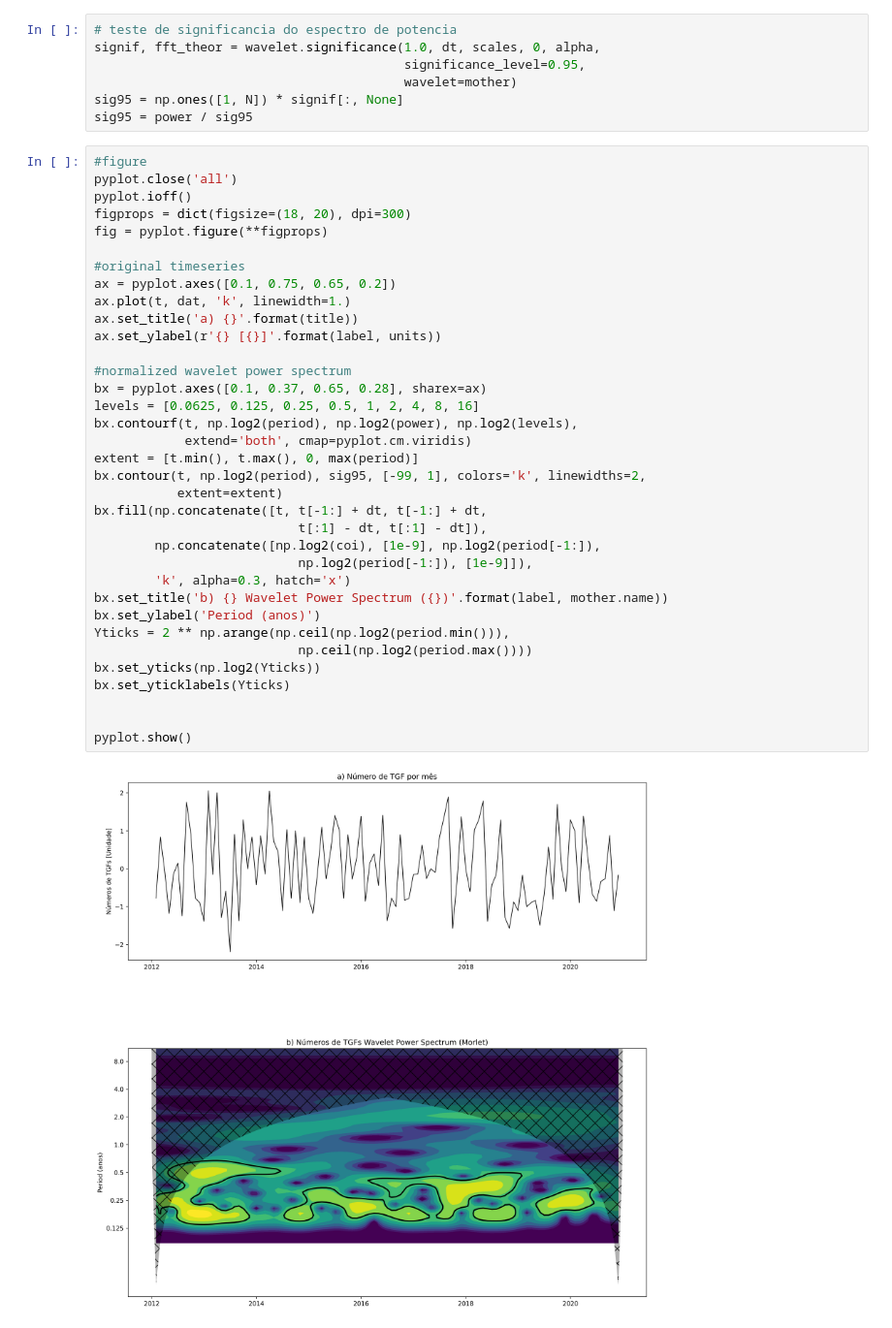
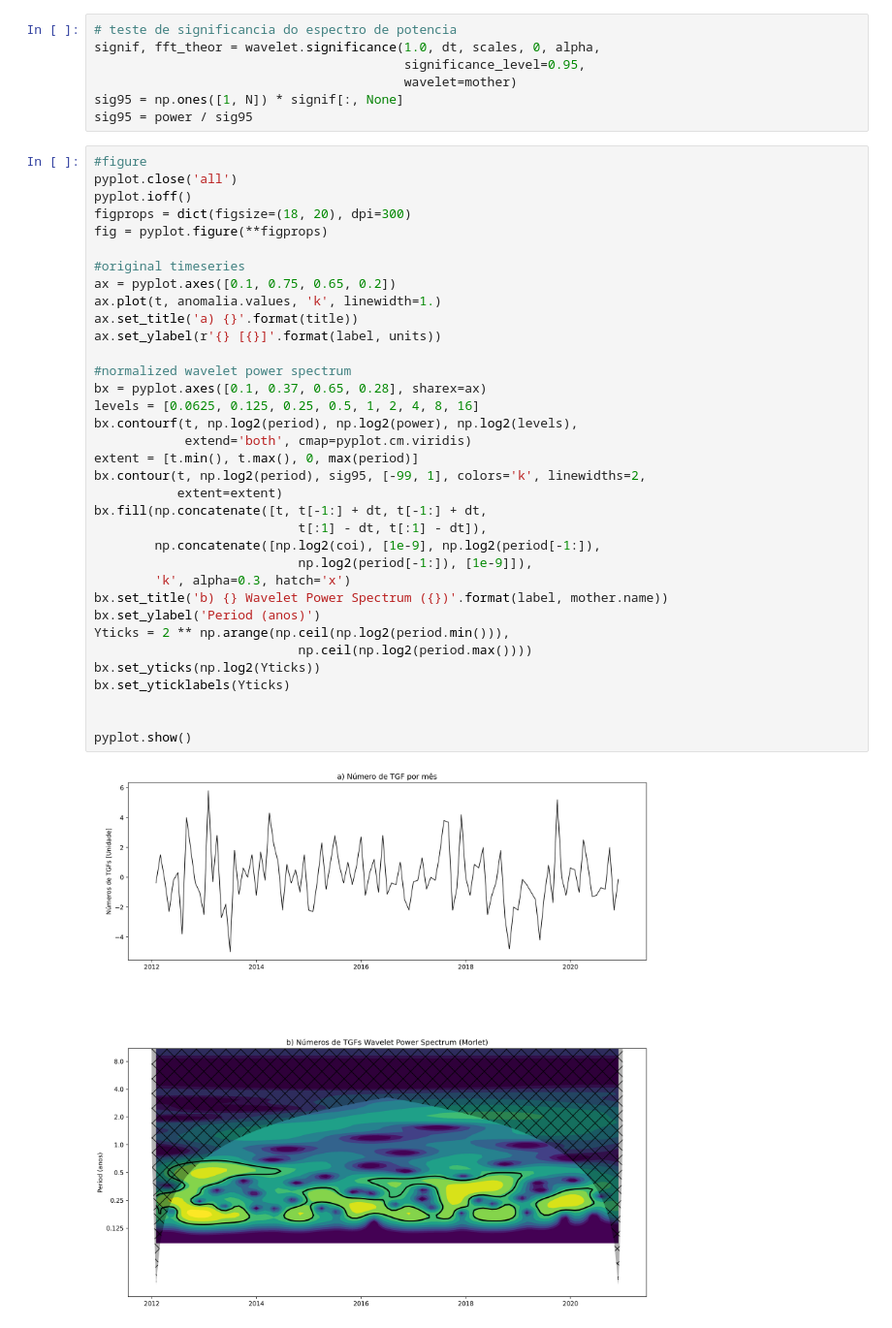
Before and after one commit to morganzera/TGF, a Jupyter notebook: Pibic_pt2/Contagem.ipynb, the cells around one changed output. Shown at 97% size. Saved outputs shown, nothing was run; the diff lists cells and outputs as text.

```diff
--- a/Pibic_pt2/Contagem.ipynb
+++ b/Pibic_pt2/Contagem.ipynb
@@ -385,32 +385,32 @@ figprops = dict(figsize=(18, 20), dpi=300)
 fig = pyplot.figure(**figprops)
 
 #original timeseries
 ax = pyplot.axes([0.1, 0.75, 0.65, 0.2])
-ax.plot(t, dat, 'k', linewidth=1.)
+ax.plot(t, anomalia.values, 'k', linewidth=1.)
 ax.set_title('a) {}'.format(title))
 ax.set_ylabel(r'{} [{}]'.format(label, units))
 
 #normalized wavelet power spectrum
 bx = pyplot.axes([0.1, 0.37, 0.65, 0.28], sharex=ax)
 levels = [0.0625, 0.125, 0.25, 0.5, 1, 2, 4, 8, 16]
 bx.contourf(t, np.log2(period), np.log2(power), np.log2(levels),
             extend='both', cmap=pyplot.cm.viridis)
 extent = [t.min(), t.max(), 0, max(period)]
 bx.contour(t, np.log2(period), sig95, [-99, 1], colors='k', linewidths=2,
            extent=extent)
 bx.fill(np.concatenate([t, t[-1:] + dt, t[-1:] + dt,
                            t[:1] - dt, t[:1] - dt]),
         np.concatenate([np.log2(coi), [1e-9], np.log2(period[-1:]),
                            np.log2(period[-1:]), [1e-9]]),
         'k', alpha=0.3, hatch='x')
 bx.set_title('b) {} Wavelet Power Spectrum ({})'.format(label, mother.name))
 bx.set_ylabel('Period (anos)')
 Yticks = 2 ** np.arange(np.ceil(np.log2(period.min())),
                            np.ceil(np.log2(period.max())))
 bx.set_yticks(np.log2(Yticks))
 bx.set_yticklabels(Yticks)
 
 
 pyplot.show()
 # %% [output]
-[figure, old version]
+[figure, new version]
```
Also changed, not shown: 1 other file.
